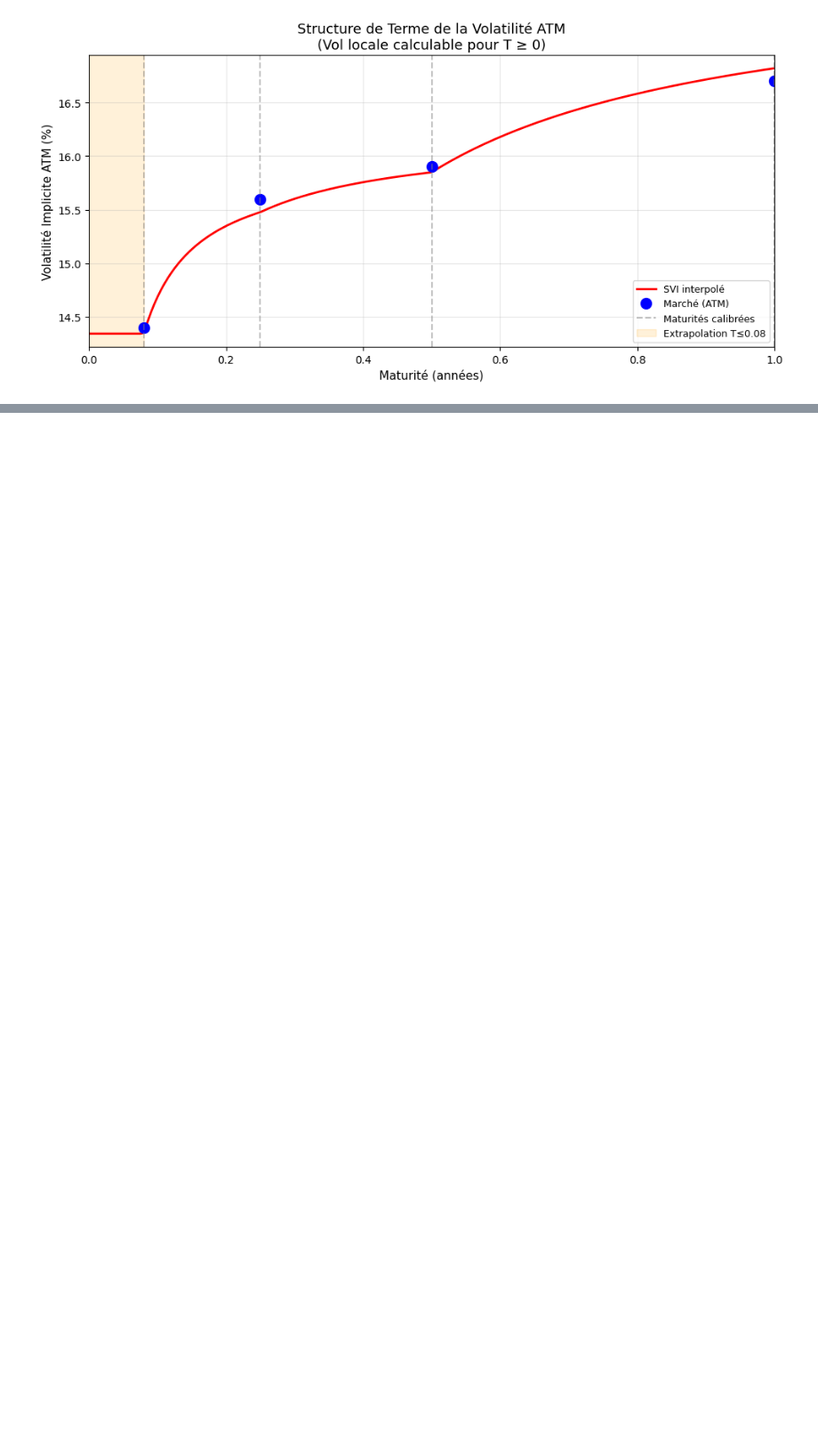
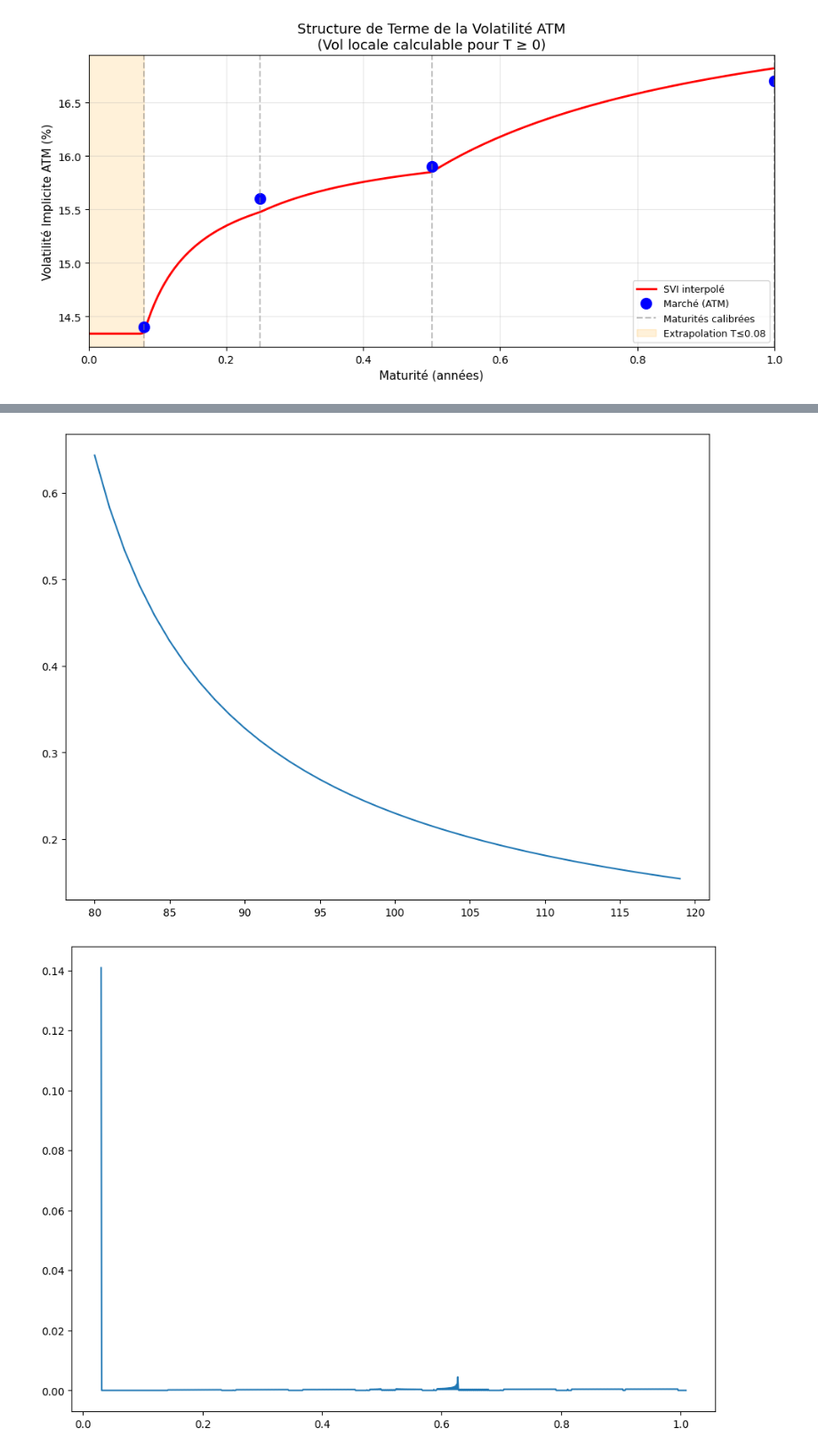
Before and after one commit to Eylz-Liu/Mod-le-vol-locale, a Jupyter notebook: Dupire_SVI.ipynb, the cells around one changed output, grey strips where cells are left out. Shown at 89% size. Drawn from its saved outputs; the diff is of its cells as text; code cells hidden in the pictures; blank space fills up the shorter version.

```diff
--- a/Dupire_SVI.ipynb
+++ b/Dupire_SVI.ipynb
@@ -250,0 +271,58 @@ GÉNÉRATION DES GRAPHIQUES
+# %%
+# local vol from Dupire's formula
+def local_vol(t, S) :
+    t = np.where(t == 0, 1e-08, t) # to avoid divide by 0
+    eps_t = 1e-05
+    eps_S = eps_t * S
+    vol = implied_vol(t, S)
+    sqrt_t = np.sqrt(t)
+    drift = np.log(forward_interp(t + eps_t) / forward_interp(t)) / eps_t
+    dvol_dT = (implied_vol(t + eps_t, S) - vol) / eps_t
+    vol_plus  = implied_vol(t, S + eps_S)
+    vol_minus = implied_vol(t, S - eps_S)
+    dvol_dK = (vol_plus - vol) / eps_S
+    d2vol_dK2 = (vol_plus + vol_minus  - 2 * vol) / eps_S**2
+    d1 = (np.log(S0 / S) + np.log(forward_interp(t) / S0) + 0.5 * vol**2 * t) / (vol * sqrt_t)
+    num = 2 * dvol_dT + vol / t + 2 * S * drift * dvol_dK
+    den = S**2 * (d2vol_dK2 - d1*sqrt_t*dvol_dK**2 + (1/(S*sqrt_t) + d1*dvol_dK)**2 / vol)
+    return np.sqrt(np.where(num/den >= 0, num/den, 0))
+# %%
+# plot implied vol or local vol surface
+from matplotlib import cm
+plt.rcParams["figure.figsize"] = (11,8)
+
+# strike & maturité pour le graphiques
+K = np.arange(80, 120, 1)
+T = np.arange(0.03, 1.01, 0.001)
+S0 = 100
+
+# Graphes 1D vol locale
+plt.plot(K, local_vol(0.08, K))
+plt.show()
+
+plt.plot(T, local_vol(T, 100))
+plt.show()
+
+
+# mesh pour graphe surface
+K, T = np.meshgrid(K, T)
+
+fig = plt.figure()
+ax = fig.add_subplot(projection='3d')
+vols = implied_vol(T, K) # vols = local_vol(T, K)
+surf = ax.plot_surface(K, T, vols, cmap=cm.coolwarm, linewidth=0, antialiased=True)
+
+ax.view_init(elev=20, azim=-50)  # pour changer l'angle de vue
+plt.title("Vol. implicite")
+plt.show()
+
+fig = plt.figure()
+ax = fig.add_subplot(projection='3d')
+vols = local_vol(T, K)
+surf = ax.plot_surface(K, T, vols, cmap=cm.coolwarm, linewidth=0, antialiased=True)
+ax.view_init(elev=20, azim=-50)  # pour changer l'angle de vue
+plt.title("\n\n\nVol. locale")
+plt.show()
+# %% [output]
+[figure, added]
+[figure, added]
```
Also changed, not shown: parts of 3 cells of this notebook.
